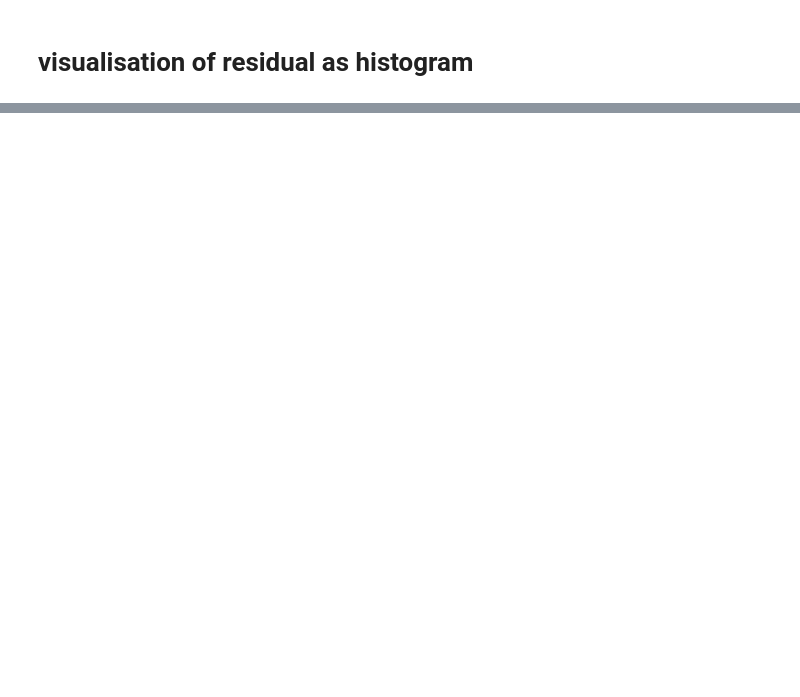
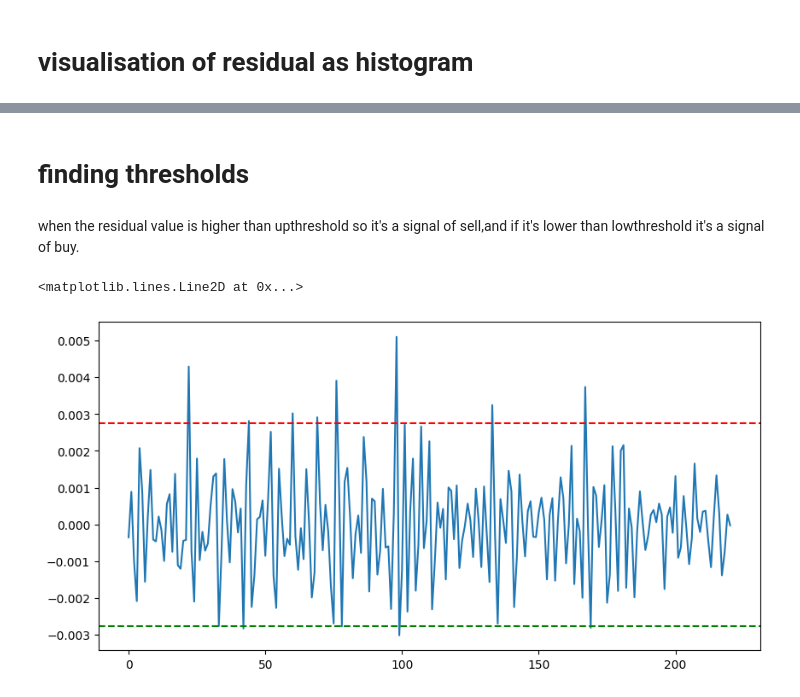
Before and after one commit to Zaid87648326/Trading-Strategy-Model-Project, a Jupyter notebook: note.ipynb, the cells around one changed output, grey strips where cells are left out. Drawn from its saved outputs; the diff is of its cells as text; code cells hidden in the pictures; blank space fills up the shorter version.

```diff
--- a/note.ipynb
+++ b/note.ipynb
@@ -68,0 +69,19 @@ plt.show()
+# %% [markdown]
+# finding thresholds
+# %% [markdown]
+when the residual value  is higher than upthreshold so it's a signal of sell,and if it's lower than lowthreshold it's a signal of buy.
+# %%
+rs_mean = result.resid.mean()
+rs_std = result.resid.std()
+UPthreshold = rs_mean + 2 * rs_std
+LOWthreshold = rs_mean - 2 * rs_std
+# %%
+train['buy_signal'] = result.resid > UPthreshold
+train['sell_signal'] = result.resid < LOWthreshold
+plt.figure(figsize = (10,5))
+plt.plot(train.index, result.resid)
+plt.axhline(y=UPthreshold, color='red', linestyle='--')
+plt.axhline(y=LOWthreshold, color='green', linestyle='--')
+# %% [output]
+<matplotlib.lines.Line2D at 0x...>
+[figure, added]
```
Also changed, not shown: parts of 3 cells of this notebook.
